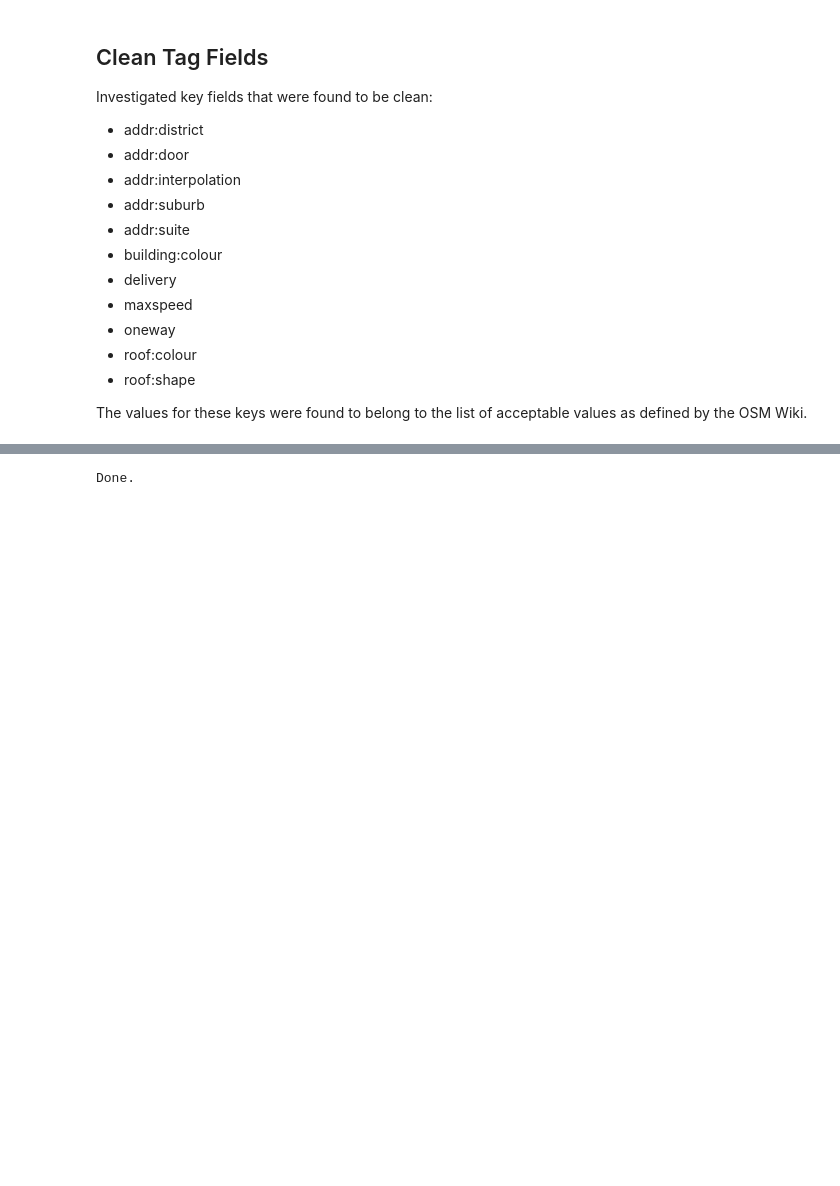
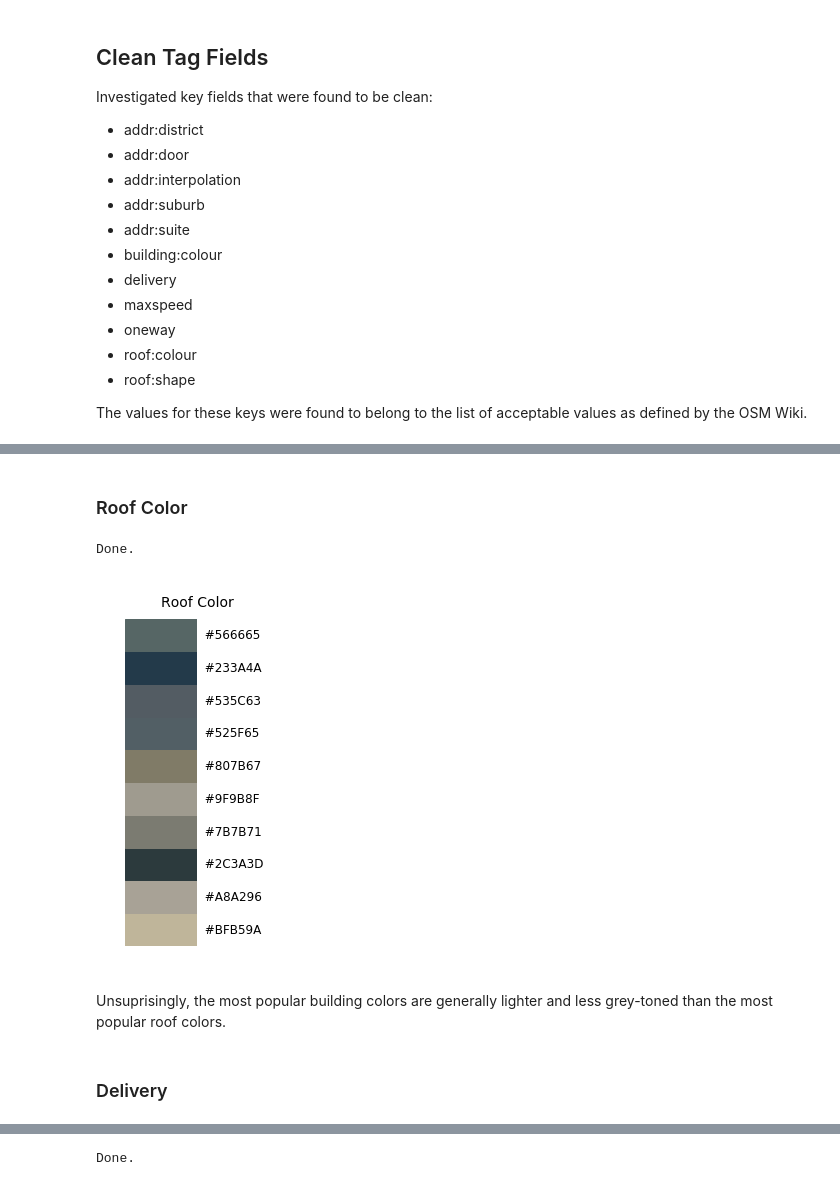
Before and after one commit to jaclynrich/manhattan-osm-wrangling, a Jupyter notebook: output_and_report/OpenStreetMap Data Wrangling and Case Study.ipynb, the cells around one changed output, grey strips where cells are left out. Saved outputs shown, nothing was run; the diff lists cells and outputs as text; code cells hidden in the pictures; blank space fills up the shorter version.

```diff
--- a/output_and_report/OpenStreetMap Data Wrangling and Case Study.ipynb
+++ b/output_and_report/OpenStreetMap Data Wrangling and Case Study.ipynb
@@ -60,0 +270,26 @@ The values for these keys were found to belong to the list of acceptable values
+# %% [markdown]
+### Roof Color
+# %%
+result = %sql SELECT value AS 'Roof Color', COUNT(*) AS Count FROM tags WHERE key='roof:colour' GROUP BY value ORDER BY Count DESC LIMIT 10;
+df = result.DataFrame()
+colors = df['Roof Color'].tolist()
+
+fig = plt.figure(figsize=[1, 5])
+ax = fig.add_axes([0, 0, 1, 1])
+
+for n, c in enumerate(colors):
+    r1 = mpatch.Rectangle((0, n), 2, 1, color=c)
+    txt = ax.text(2, n+.5, '  ' + c, va='center', fontsize=12)
+    ax.add_patch(r1)
+
+ax.text(2, n + 1.5, 'Roof Color', ha='center', va='center', fontsize=14)
+ax.set_xlim(0, 2)
+ax.set_ylim(0, n + 2)
+ax.axis('off');
+# %% [output]
+Done.
+[figure, added]
+# %% [markdown]
+Unsuprisingly, the most popular building colors are generally lighter and less grey-toned than the most popular roof colors.
+# %% [markdown]
+### Delivery
```
Also changed, not shown: parts of 71 cells of this notebook, 1 other file.
